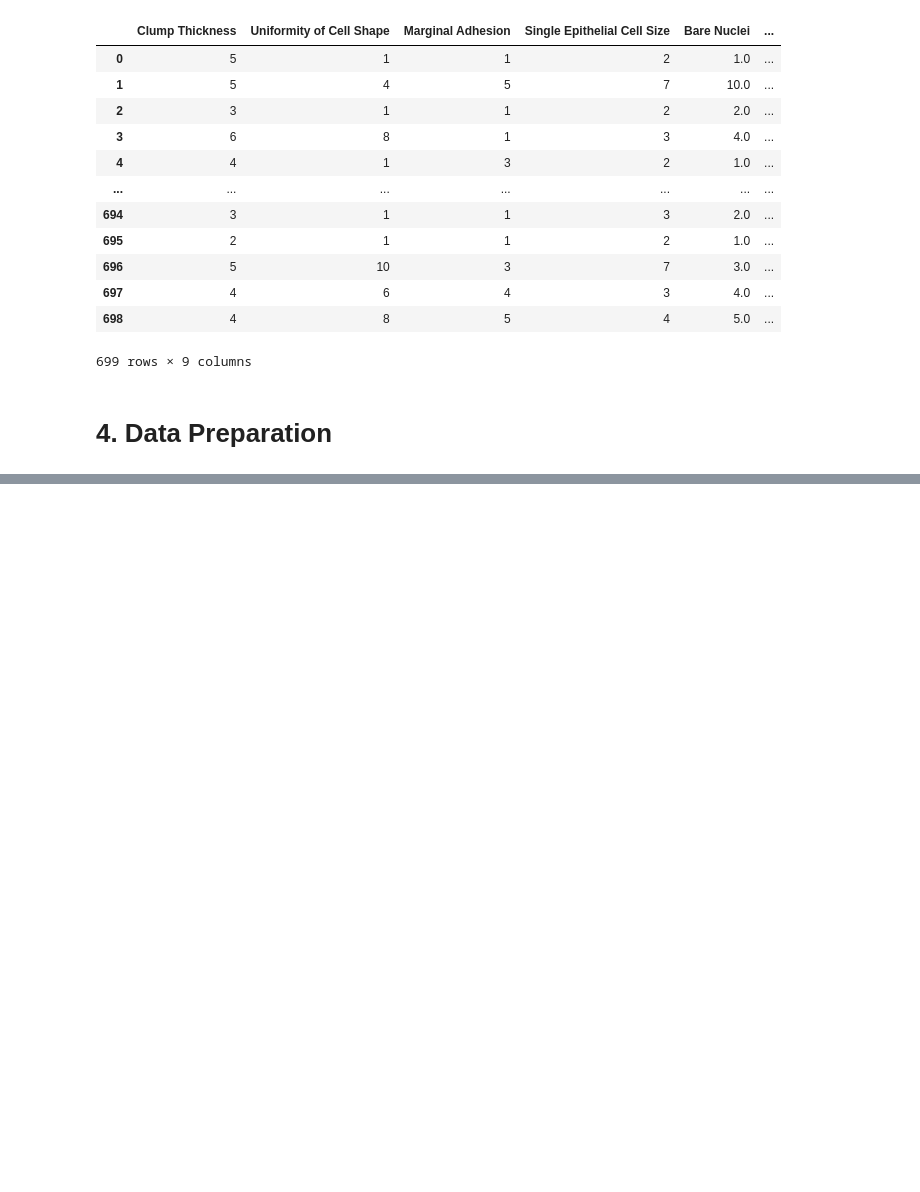
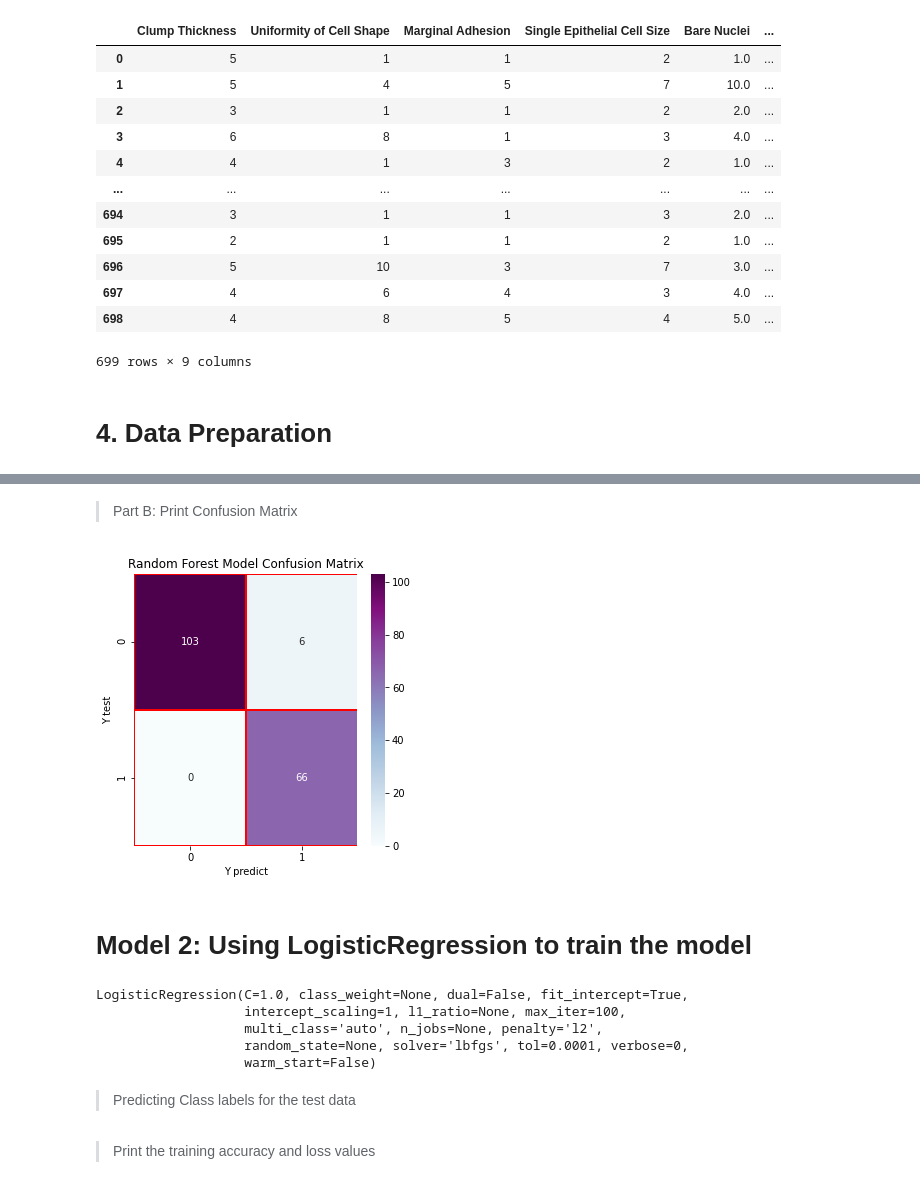
Before and after one commit to vpaluparthi/ML_Assignment1, a Jupyter notebook: Group244_BreastCancer.ipynb, the cells around one changed output, grey strips where cells are left out. Cells and saved outputs as stored; diff of their text form; code cells hidden in the pictures; blank space fills up the shorter version.

```diff
--- a/Group244_BreastCancer.ipynb
+++ b/Group244_BreastCancer.ipynb
@@ -22,9 +22,16 @@ import pandas as pd
 import numpy as np
 import seaborn as sns
 
-from sklearn.ensemble import RandomForestRegressor
+from sklearn.ensemble import RandomForestClassifier
+from sklearn.linear_model import LogisticRegression
+from sklearn.model_selection import train_test_split
+from sklearn.naive_bayes import GaussianNB
+from sklearn.tree import DecisionTreeClassifier
 
-from sklearn.model_selection import train_test_split
+from sklearn import metrics
+from sklearn.metrics import confusion_matrix
+
+import matplotlib.pyplot as plt
 
 from pydrive.drive import GoogleDrive
 from pydrive.auth import GoogleAuth
@@ -38,8 +45,8 @@ gauth.credentials = GoogleCredentials.get_application_default()
 drive = GoogleDrive(gauth)
 
 fileDownloaded = drive.CreateFile({'id':'1AnRf3cl-MflHd4JVK07Az3UdvemNRU4a'})
-fileDownloaded.GetContentFile('breast-cancer-wisconsin.csv.csv')
-data = pd.read_csv('breast-cancer-wisconsin.csv.csv', delimiter=',')
+fileDownloaded.GetContentFile('breast-cancer-wisconsin.csv')
+data = pd.read_csv('breast-cancer-wisconsin.csv', delimiter=',')
 #data.columns = ['Sample code number', 'Clump Thickness', 'Uniformity of Cell Size', 'Uniformity of Cell Shape',
 #                'Marginal Adhesion', 'Single Epithelial Cell Size', 'Bare Nuclei', 'Bland Chromatin','Normal Nucleoli', 'Mitoses','Class']
 data = data.drop(columns=['Sample code number'])
@@ -302,0 +312,6 @@ train_X, test_X, train_y, test_y = train_test_split(X, y)
+# %%
+# Loop is used to get more generalized result
+total_sum = []
+# Hypertuning of parameters for better prediction
+forest_model = RandomForestClassifier(n_estimators=100, n_jobs=-1, random_state=9)
+forest_fit = forest_model.fit(train_X, train_y)
@@ -339,0 +369,27 @@ for i in range(10):
+# %% [markdown]
+> Part B: Print Confusion Matrix
+# %%
+forest_model_cm = confusion_matrix(test_y, forest_pred)
+f, ax = plt.subplots(figsize=(5,5))
+sns.heatmap(forest_model_cm, annot=True, linewidth=0.7, linecolor='red', fmt='g', ax=ax, cmap="BuPu")
+plt.title('Random Forest Model Confusion Matrix')
+plt.xlabel('Y predict')
+plt.ylabel('Y test')
+plt.show()
+# %% [output]
+[figure, added]
+# %% [markdown]
+# Model 2: Using LogisticRegression to train the model
+# %%
+logreg = LogisticRegression()
+logreg.fit(train_X, train_y)
+# %% [output]
+LogisticRegression(C=1.0, class_weight=None, dual=False, fit_intercept=True,
+                   intercept_scaling=1, l1_ratio=None, max_iter=100,
+                   multi_class='auto', n_jobs=None, penalty='l2',
+                   random_state=None, solver='lbfgs', tol=0.0001, verbose=0,
+                   warm_start=False)
+# %% [markdown]
+
+
+> Predicting Class labels for the test data
@@ -339,0 +398,2 @@ for i in range(10):
+# %% [markdown]
+ > Print the training accuracy and loss values
```
Also changed, not shown: parts of 28 cells of this notebook.
